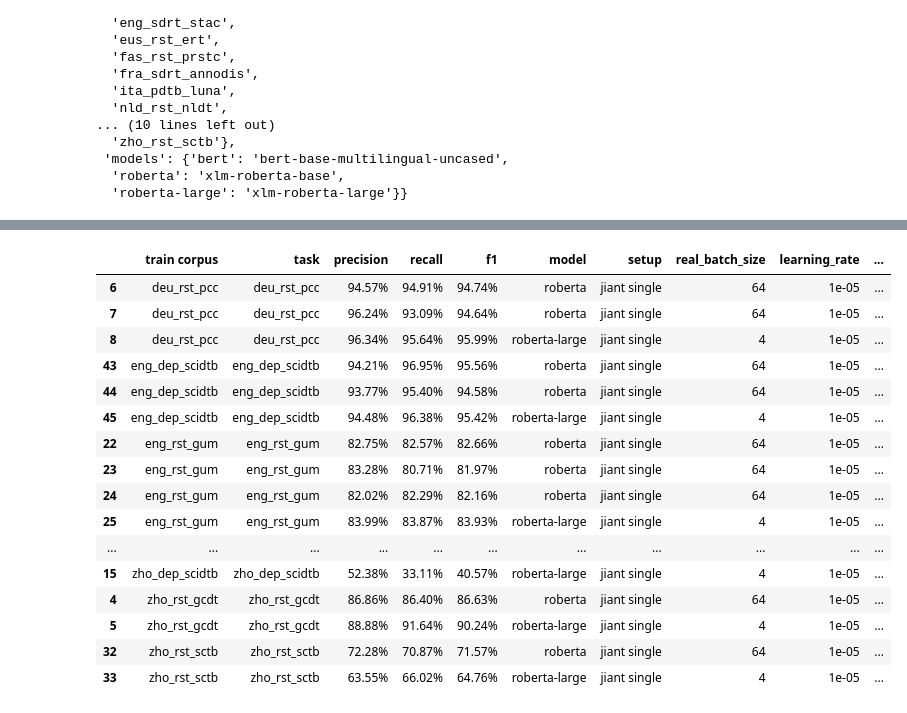
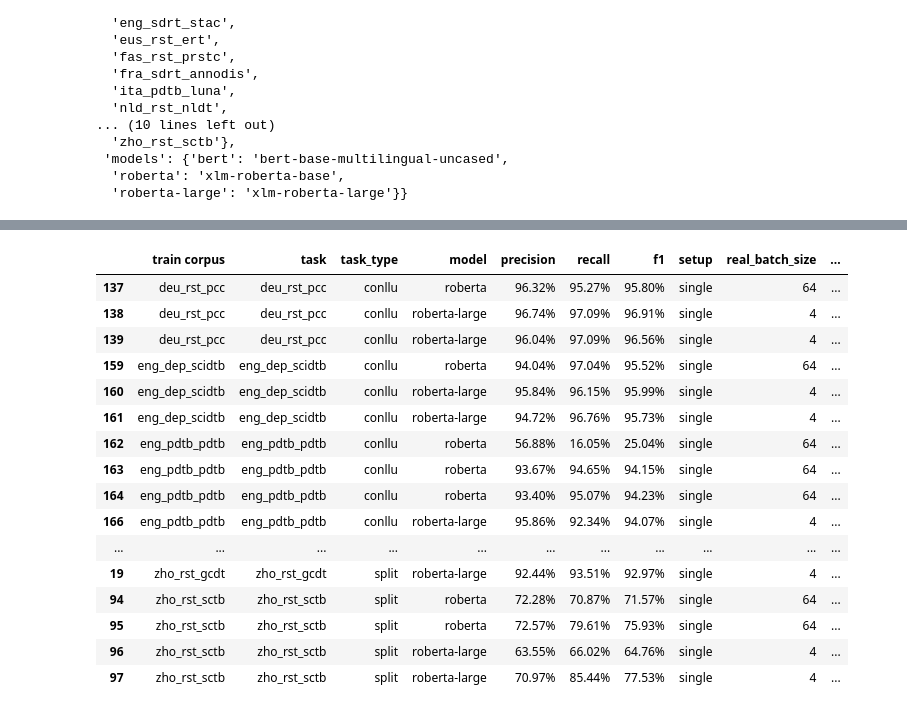
Before and after one commit to phimit/jiant, a Jupyter notebook: scripts/vizu_results.ipynb, the cells around one changed output, grey strips where cells are left out. Cells and saved outputs as stored; diff of their text form; code cells hidden in the pictures.

Commit message:
automation of main tasks for disrpt; prediction separate from training

```diff
--- a/scripts/vizu_results.ipynb
+++ b/scripts/vizu_results.ipynb
@@ -42,17 +42,19 @@ config
   'roberta-large': 'xlm-roberta-large'}}
 # %%
 val_scores = collect_final_result(config["tasks"],["roberta","roberta-large","bert"],config,task_type="split",best_metadata=False)
+val_scores = pds.concat((val_scores,collect_final_result(config["tasks"],["roberta","roberta-large","bert"],config,task_type="conllu",best_metadata=False)))
+
 # this should be read from args/config; hardcoded for now
 val_scores["real_batch_size"] = val_scores["real_batch_size"].astype(int)
 
-val_scores["epochs"].replace(to_replace=[None],value=30,inplace=True)
-val_scores["epochs"] = val_scores["epochs"].astype(int)
+#val_scores["epochs"].replace(to_replace=[None],value=30,inplace=True)
+#val_scores["epochs"] = val_scores["epochs"].astype(int)
 # default -> replace
 val_scores["max_seq_length"].replace([None],180,inplace=True)
 
 val_scores["patience"] = 10
 #val_scores["eval steps"] = 500
-val_scores["setup"] = "jiant single"
+#val_scores["setup"] = "jiant single"
 val_scores["train corpus"] = val_scores["task"]
 ################
 val_scores = val_scores.reset_index(drop=True)
@@ -62,32 +76,33 @@ IntCastingNaNError: Cannot convert non-finite values (NA or inf) to integer
 # %%
-columns = ["train corpus","task","precision","recall","f1","model","setup","real_batch_size","learning_rate","freeze_layers","epochs","patience","max_seq_length"]
+columns = ["train corpus","task","task_type","model","precision","recall","f1","setup","real_batch_size","learning_rate","freeze_layers","epochs","patience","max_seq_length"]
 
 formatter = formatter={('learning_rate'): '{:.2g}'.format,
                                    ('f1'):'{:.2%}'.format,
                                    ('precision'):'{:.2%}'.format,
                                    ('recall'):'{:.2%}'.format,
                           }
-
-scores = val_scores[~val_scores["task"].str.contains("pdtb")].sort_values(by=["task","model"])
+# ~val_scores["task"].str.contains("pdtb") ou non
+#scores = val_scores[val_scores["task"].str.contains("pdtb")].sort_values(by=["task_type","task","model"])
+scores = val_scores.sort_values(by=["task_type","task","model"])
 #scores[].to_latex())
-#scores[columns].to_csv("scores.csv",index=False)
+scores[columns].to_csv("scores.csv",index=False)
 scores[columns].style.format(formatter=formatter)
 # %% [output]
-|  | train corpus | task | precision | recall | f1 | model | setup | real_batch_size | learning_rate | ... |
-| 6 | deu_rst_pcc | deu_rst_pcc | 94.57% | 94.91% | 94.74% | roberta | jiant single | 64 | 1e-05 | ... |
-| 7 | deu_rst_pcc | deu_rst_pcc | 96.24% | 93.09% | 94.64% | roberta | jiant single | 64 | 1e-05 | ... |
-| 8 | deu_rst_pcc | deu_rst_pcc | 96.34% | 95.64% | 95.99% | roberta-large | jiant single | 4 | 1e-05 | ... |
-| 43 | eng_dep_scidtb | eng_dep_scidtb | 94.21% | 96.95% | 95.56% | roberta | jiant single | 64 | 1e-05 | ... |
-| 44 | eng_dep_scidtb | eng_dep_scidtb | 93.77% | 95.40% | 94.58% | roberta | jiant single | 64 | 1e-05 | ... |
-| 45 | eng_dep_scidtb | eng_dep_scidtb | 94.48% | 96.38% | 95.42% | roberta-large | jiant single | 4 | 1e-05 | ... |
-| 22 | eng_rst_gum | eng_rst_gum | 82.75% | 82.57% | 82.66% | roberta | jiant single | 64 | 1e-05 | ... |
-| 23 | eng_rst_gum | eng_rst_gum | 83.28% | 80.71% | 81.97% | roberta | jiant single | 64 | 1e-05 | ... |
-| 24 | eng_rst_gum | eng_rst_gum | 82.02% | 82.29% | 82.16% | roberta | jiant single | 64 | 1e-05 | ... |
-| 25 | eng_rst_gum | eng_rst_gum | 83.99% | 83.87% | 83.93% | roberta-large | jiant single | 4 | 1e-05 | ... |
+|  | train corpus | task | task_type | model | precision | recall | f1 | setup | real_batch_size | ... |
+| 137 | deu_rst_pcc | deu_rst_pcc | conllu | roberta | 96.32% | 95.27% | 95.80% | single | 64 | ... |
+| 138 | deu_rst_pcc | deu_rst_pcc | conllu | roberta-large | 96.74% | 97.09% | 96.91% | single | 4 | ... |
+| 139 | deu_rst_pcc | deu_rst_pcc | conllu | roberta-large | 96.04% | 97.09% | 96.56% | single | 4 | ... |
+| 159 | eng_dep_scidtb | eng_dep_scidtb | conllu | roberta | 94.04% | 97.04% | 95.52% | single | 64 | ... |
+| 160 | eng_dep_scidtb | eng_dep_scidtb | conllu | roberta-large | 95.84% | 96.15% | 95.99% | single | 4 | ... |
+| 161 | eng_dep_scidtb | eng_dep_scidtb | conllu | roberta-large | 94.72% | 96.76% | 95.73% | single | 4 | ... |
+| 162 | eng_pdtb_pdtb | eng_pdtb_pdtb | conllu | roberta | 56.88% | 16.05% | 25.04% | single | 64 | ... |
+| 163 | eng_pdtb_pdtb | eng_pdtb_pdtb | conllu | roberta | 93.67% | 94.65% | 94.15% | single | 64 | ... |
+| 164 | eng_pdtb_pdtb | eng_pdtb_pdtb | conllu | roberta | 93.40% | 95.07% | 94.23% | single | 64 | ... |
+| 166 | eng_pdtb_pdtb | eng_pdtb_pdtb | conllu | roberta-large | 95.86% | 92.34% | 94.07% | single | 4 | ... |
 | ... | ... | ... | ... | ... | ... | ... | ... | ... | ... | ... |
-| 15 | zho_dep_scidtb | zho_dep_scidtb | 52.38% | 33.11% | 40.57% | roberta-large | jiant single | 4 | 1e-05 | ... |
-| 4 | zho_rst_gcdt | zho_rst_gcdt | 86.86% | 86.40% | 86.63% | roberta | jiant single | 64 | 1e-05 | ... |
-| 5 | zho_rst_gcdt | zho_rst_gcdt | 88.88% | 91.64% | 90.24% | roberta-large | jiant single | 4 | 1e-05 | ... |
-| 32 | zho_rst_sctb | zho_rst_sctb | 72.28% | 70.87% | 71.57% | roberta | jiant single | 64 | 1e-05 | ... |
-| 33 | zho_rst_sctb | zho_rst_sctb | 63.55% | 66.02% | 64.76% | roberta-large | jiant single | 4 | 1e-05 | ... |
+| 19 | zho_rst_gcdt | zho_rst_gcdt | split | roberta-large | 92.44% | 93.51% | 92.97% | single | 4 | ... |
+| 94 | zho_rst_sctb | zho_rst_sctb | split | roberta | 72.28% | 70.87% | 71.57% | single | 64 | ... |
+| 95 | zho_rst_sctb | zho_rst_sctb | split | roberta | 72.57% | 79.61% | 75.93% | single | 64 | ... |
+| 96 | zho_rst_sctb | zho_rst_sctb | split | roberta-large | 63.55% | 66.02% | 64.76% | single | 4 | ... |
+| 97 | zho_rst_sctb | zho_rst_sctb | split | roberta-large | 70.97% | 85.44% | 77.53% | single | 4 | ... |
 # %%
```
Also changed, not shown: parts of 18 cells of this notebook, 14 other files.
